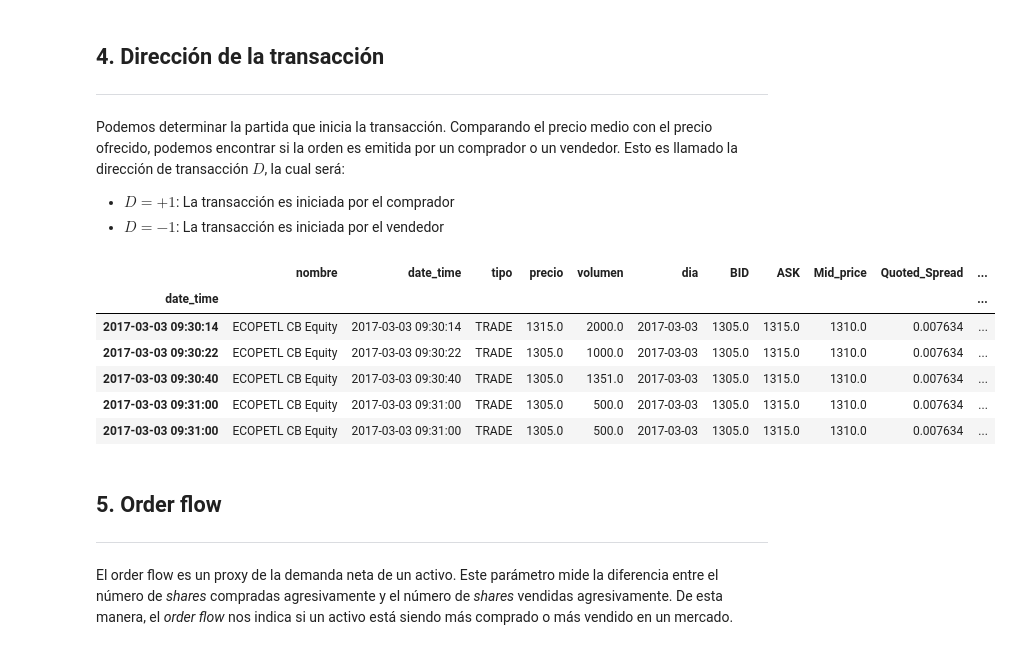
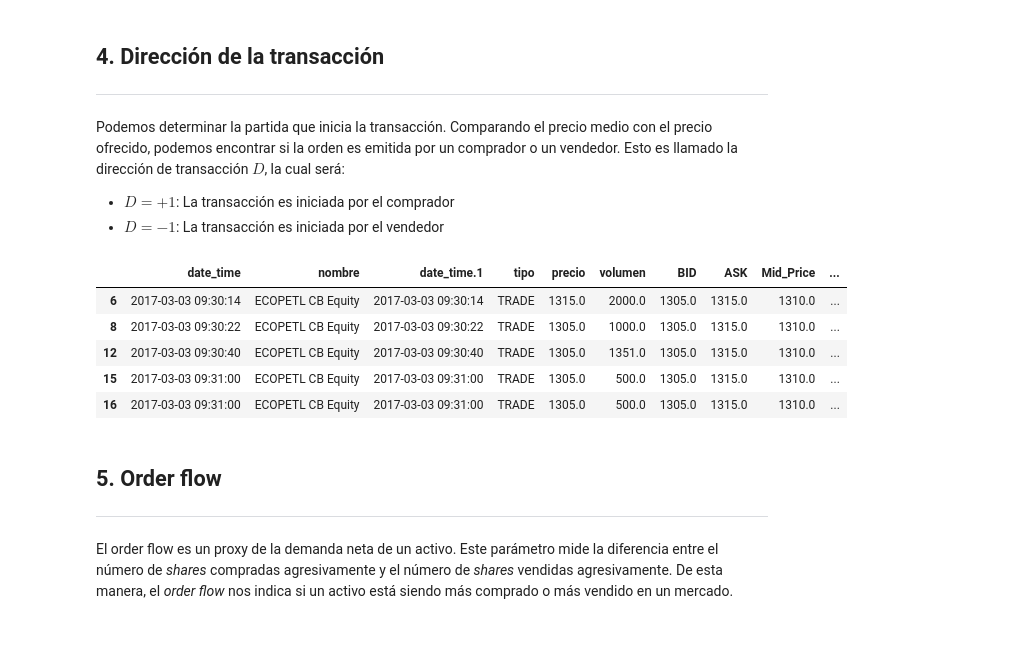
Before and after one commit to nromerodiaz/MarketQualityParams, a Jupyter notebook: IntradayParams.ipynb, the cells around one changed output. Cells and saved outputs as stored; diff of their text form; code cells hidden in the pictures.

```diff
--- a/IntradayParams.ipynb
+++ b/IntradayParams.ipynb
@@ -101,4 +101,5 @@ Generalmente, es más simple trabajar con la log-profundidad total, la cual se d
 $$\ln(DP_t) = \ln(q_t^a) + \ln(q_t^b)$$
 # %%
 # Calculamos bid-depth y ask-depth
-depth_data = %time StockDepth(prep_data)
+#depth_data = %time StockDepth(prep_data)
+depth_data = pd.read_csv("depth_data.csv")
@@ -125,18 +122,17 @@ Podemos determinar la partida que inicia la transacción. Comparando el precio m
  * $D=-1$: La transacción es iniciada por el vendedor
 # %%
 # Calculamos quien inicia la transaccion
-init_party = InitiatingParty(prep_data)
+init_party = InitiatingParty(depth_data)
 
 # Visualizamos los resultados
 init_party.head()
 # %% [output]
-|  | nombre | date_time | tipo | precio | volumen | dia | BID | ASK | Mid_price | Quoted_Spread | ... |
-| date_time |  |  |  |  |  |  |  |  |  |  | ... |
-| 2017-03-03 09:30:14 | ECOPETL CB Equity | 2017-03-03 09:30:14 | TRADE | 1315.0 | 2000.0 | 2017-03-03 | 1305.0 | 1315.0 | 1310.0 | 0.007634 | ... |
-| 2017-03-03 09:30:22 | ECOPETL CB Equity | 2017-03-03 09:30:22 | TRADE | 1305.0 | 1000.0 | 2017-03-03 | 1305.0 | 1315.0 | 1310.0 | 0.007634 | ... |
-| 2017-03-03 09:30:40 | ECOPETL CB Equity | 2017-03-03 09:30:40 | TRADE | 1305.0 | 1351.0 | 2017-03-03 | 1305.0 | 1315.0 | 1310.0 | 0.007634 | ... |
-| 2017-03-03 09:31:00 | ECOPETL CB Equity | 2017-03-03 09:31:00 | TRADE | 1305.0 | 500.0 | 2017-03-03 | 1305.0 | 1315.0 | 1310.0 | 0.007634 | ... |
-| 2017-03-03 09:31:00 | ECOPETL CB Equity | 2017-03-03 09:31:00 | TRADE | 1305.0 | 500.0 | 2017-03-03 | 1305.0 | 1315.0 | 1310.0 | 0.007634 | ... |
+|  | date_time | nombre | date_time.1 | tipo | precio | volumen | BID | ASK | Mid_Price | ... |
+| 6 | 2017-03-03 09:30:14 | ECOPETL CB Equity | 2017-03-03 09:30:14 | TRADE | 1315.0 | 2000.0 | 1305.0 | 1315.0 | 1310.0 | ... |
+| 8 | 2017-03-03 09:30:22 | ECOPETL CB Equity | 2017-03-03 09:30:22 | TRADE | 1305.0 | 1000.0 | 1305.0 | 1315.0 | 1310.0 | ... |
+| 12 | 2017-03-03 09:30:40 | ECOPETL CB Equity | 2017-03-03 09:30:40 | TRADE | 1305.0 | 1351.0 | 1305.0 | 1315.0 | 1310.0 | ... |
+| 15 | 2017-03-03 09:31:00 | ECOPETL CB Equity | 2017-03-03 09:31:00 | TRADE | 1305.0 | 500.0 | 1305.0 | 1315.0 | 1310.0 | ... |
+| 16 | 2017-03-03 09:31:00 | ECOPETL CB Equity | 2017-03-03 09:31:00 | TRADE | 1305.0 | 500.0 | 1305.0 | 1315.0 | 1310.0 | ... |
 # %% [markdown]
 ## 5. Order flow
 ---
```
Also changed, not shown: parts of 12 cells of this notebook.
